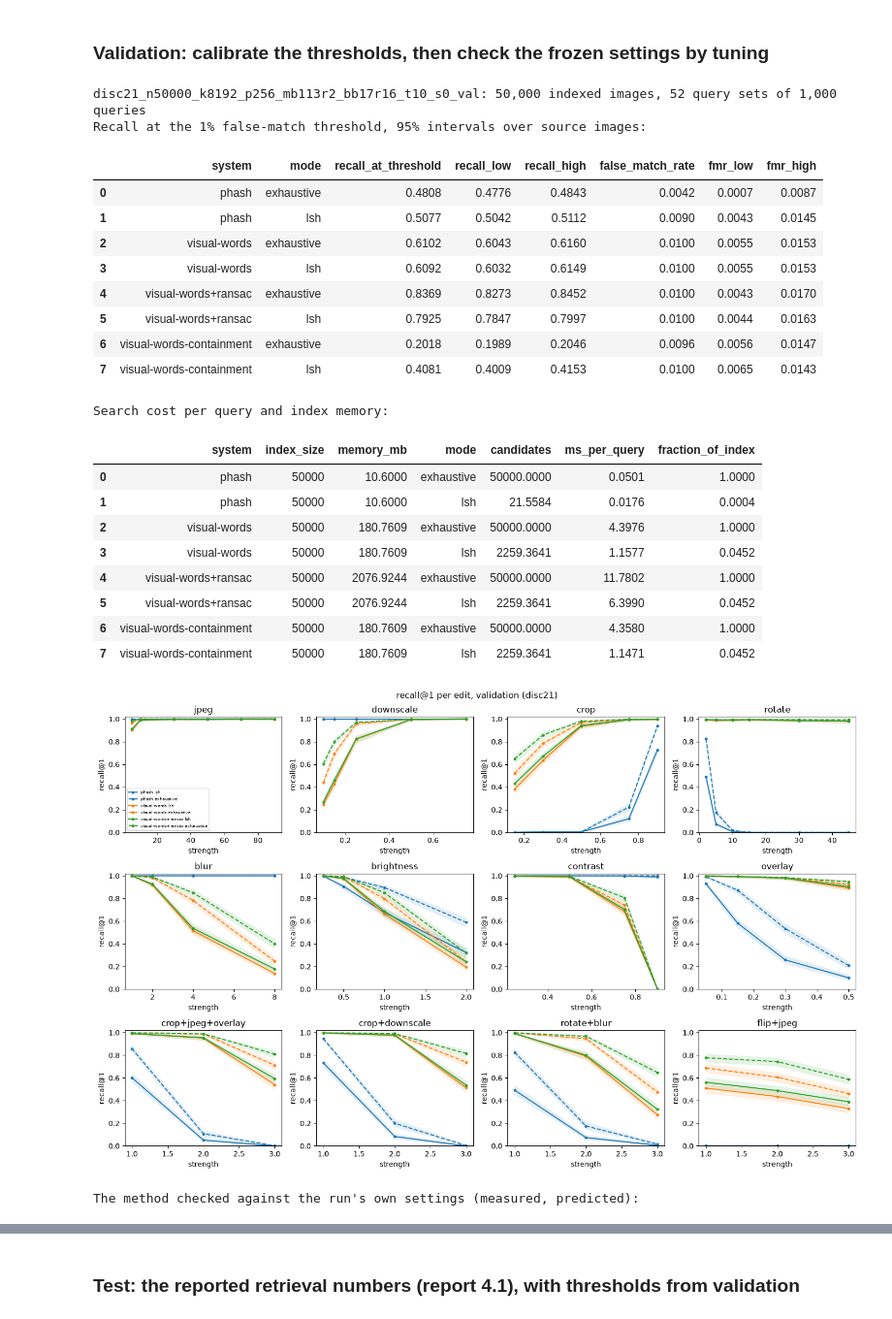
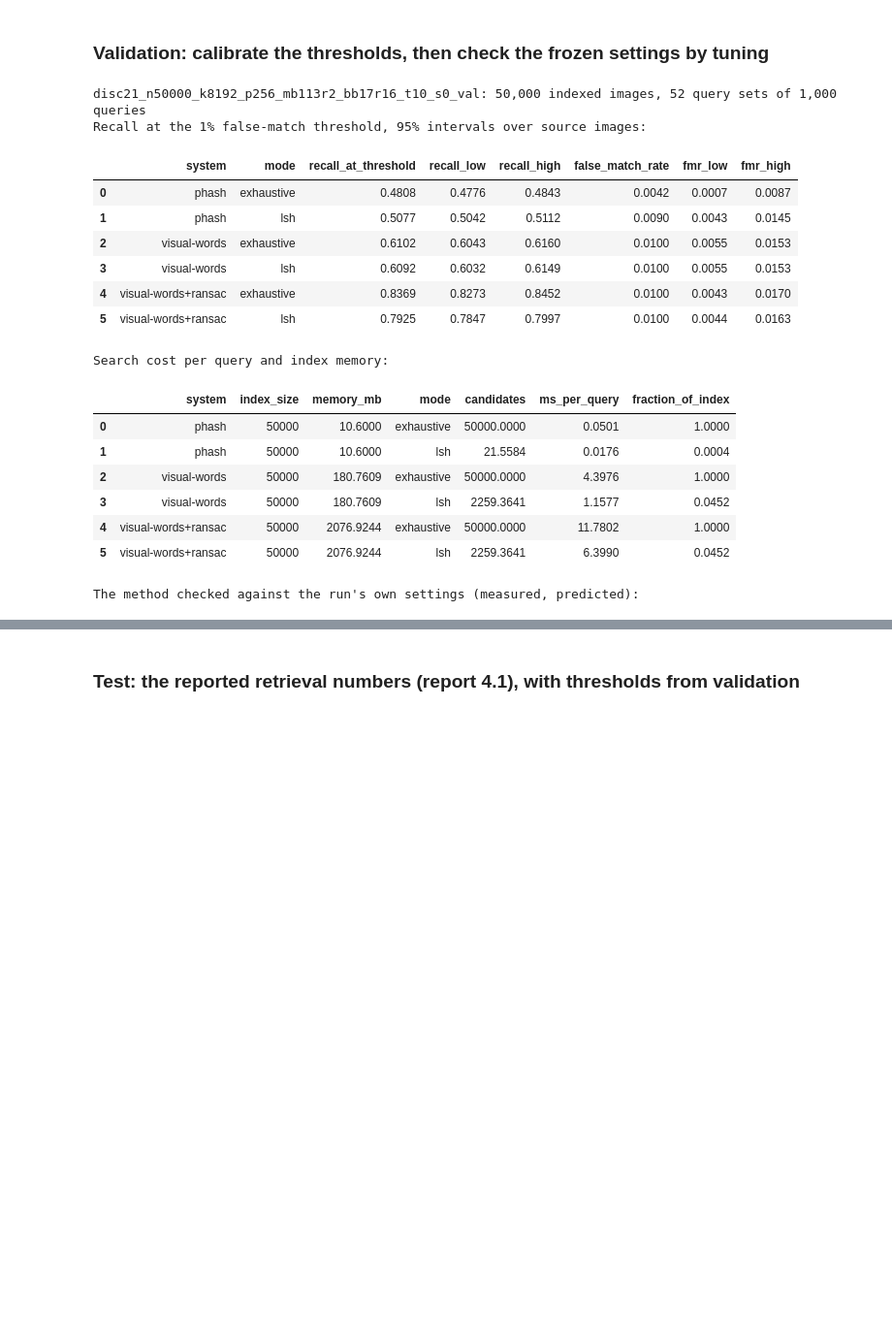
Before and after one commit to claralb2002/Detecting-Duplicate-and-Manipulated-Images, a Jupyter notebook: notebook.ipynb, the cells around one changed output, grey strips where cells are left out. Shown at 97% size. Saved outputs shown, nothing was run; the diff lists cells and outputs as text; code cells hidden in the pictures; blank space fills up the shorter version.

Commit message:
♻️ Shortens the notebook: remotezip downloader, no containment or failure gallery, read-backs beside their experiments

```diff
--- a/notebook.ipynb
+++ b/notebook.ipynb
@@ -1080,7 +970,7 @@ def run(split: str, seed: int = 0, index_size: int | None = None, extra: int = 0
     index = full.subset(positions)
     words = VisualWordSystem(index.descriptors, vocab, SETTINGS["num_perm"], SETTINGS["minhash_bands"], SETTINGS["minhash_rows"], seed)
     systems = [PhashSystem(index.hashes, SETTINGS["bit_bands"], SETTINGS["bit_rows"], seed), words,
-               SpatiallyVerifiedSystem(words, index.descriptors, index.keypoints, SETTINGS["top_k"]), ContainmentSystem(words)]
+               SpatiallyVerifiedSystem(words, index.descriptors, index.keypoints, SETTINGS["top_k"])]
     indexed, rows = set(index.ids), []
     for kind, strength, (edit, edit_strength), query_ids, true_ids in tqdm(sets, desc=f"{split} search"):
         jobs = [(DATASET, q, edit, edit_strength) for q in query_ids]
@@ -1591,20 +1453,17 @@ Validation numbers choose settings, and the report quotes test, `dev_report` and
 ### Validation: calibrate the thresholds, then check the frozen settings by tuning
 # %%
 val = run("val")
-plot_recall(val.summary, f"recall@1 per edit, validation ({DATASET})")
 grid = tune(val, EXPERIMENTS["tune_vocabularies"])
 # %% [output]
 disc21_n50000_k8192_p256_mb113r2_bb17r16_t10_s0_val: 50,000 indexed images, 52 query sets of 1,000 queries
 Recall at the 1% false-match threshold, 95% intervals over source images:
 |  | system | mode | recall_at_threshold | recall_low | recall_high | false_match_rate | fmr_low | fmr_high |
 | 0 | phash | exhaustive | 0.4808 | 0.4776 | 0.4843 | 0.0042 | 0.0007 | 0.0087 |
 | 1 | phash | lsh | 0.5077 | 0.5042 | 0.5112 | 0.0090 | 0.0043 | 0.0145 |
 | 2 | visual-words | exhaustive | 0.6102 | 0.6043 | 0.6160 | 0.0100 | 0.0055 | 0.0153 |
 | 3 | visual-words | lsh | 0.6092 | 0.6032 | 0.6149 | 0.0100 | 0.0055 | 0.0153 |
 | 4 | visual-words+ransac | exhaustive | 0.8369 | 0.8273 | 0.8452 | 0.0100 | 0.0043 | 0.0170 |
 | 5 | visual-words+ransac | lsh | 0.7925 | 0.7847 | 0.7997 | 0.0100 | 0.0044 | 0.0163 |
-| 6 | visual-words-containment | exhaustive | 0.2018 | 0.1989 | 0.2046 | 0.0096 | 0.0056 | 0.0147 |
-| 7 | visual-words-containment | lsh | 0.4081 | 0.4009 | 0.4153 | 0.0100 | 0.0065 | 0.0143 |
 Search cost per query and index memory:
 |  | system | index_size | memory_mb | mode | candidates | ms_per_query | fraction_of_index |
 | 0 | phash | 50000 | 10.6000 | exhaustive | 50000.0000 | 0.0501 | 1.0000 |
@@ -1613,9 +1472,6 @@ Search cost per query and index memory:
 | 3 | visual-words | 50000 | 180.7609 | lsh | 2259.3641 | 1.1577 | 0.0452 |
 | 4 | visual-words+ransac | 50000 | 2076.9244 | exhaustive | 50000.0000 | 11.7802 | 1.0000 |
 | 5 | visual-words+ransac | 50000 | 2076.9244 | lsh | 2259.3641 | 6.3990 | 0.0452 |
-| 6 | visual-words-containment | 50000 | 180.7609 | exhaustive | 50000.0000 | 4.3580 | 1.0000 |
-| 7 | visual-words-containment | 50000 | 180.7609 | lsh | 2259.3641 | 1.1471 | 0.0452 |
-[figure, removed]
 The method checked against the run's own settings (measured, predicted):
 |  | quantity | measured | predicted |
 | 0 | phash candidate fraction | 0.0004 | 0.0004 |
```
Also changed, not shown: parts of 33 cells of this notebook, 2 other files.
